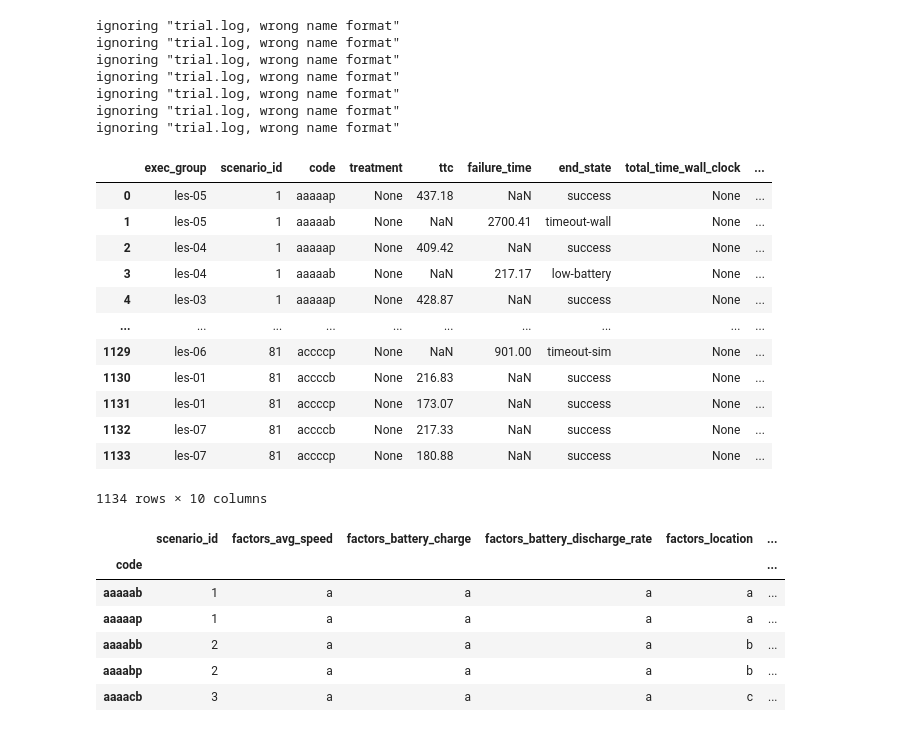
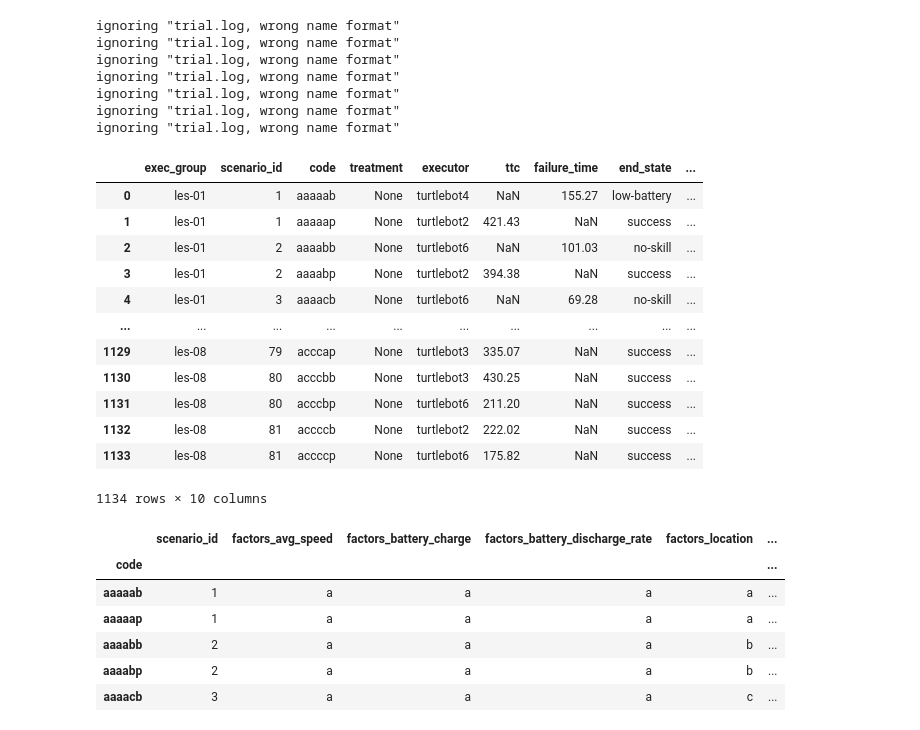
Before and after one commit to VicenteMoraes/hmrs_analysis, a Jupyter notebook: notebooks/Analysis.ipynb, the cells around one changed output. Saved outputs shown, nothing was run; the diff lists cells and outputs as text; code cells hidden in the pictures.

```diff
--- a/notebooks/Analysis.ipynb
+++ b/notebooks/Analysis.ipynb
@@ -32,24 +37,23 @@ ignoring "trial.log, wrong name format"
 ignoring "trial.log, wrong name format"
 ignoring "trial.log, wrong name format"
 # %%
-# sort and instantiate a dataframe
-trial_run_dicts.sort(key=lambda tr: tr['scenario_id'])
-trial_run_dicts
+trial_run_dicts.sort( key=lambda tr: tr['exec_group']+tr['code'])
+# trial_run_dicts
 
 trial_run_df = pd.DataFrame.from_records(trial_run_dicts)
 trial_run_df
 # %% [output]
-|  | exec_group | scenario_id | code | treatment | ttc | failure_time | end_state | total_time_wall_clock | ... |
-| 0 | les-05 | 1 | aaaaap | None | 437.18 | NaN | success | None | ... |
-| 1 | les-05 | 1 | aaaaab | None | NaN | 2700.41 | timeout-wall | None | ... |
-| 2 | les-04 | 1 | aaaaap | None | 409.42 | NaN | success | None | ... |
-| 3 | les-04 | 1 | aaaaab | None | NaN | 217.17 | low-battery | None | ... |
-| 4 | les-03 | 1 | aaaaap | None | 428.87 | NaN | success | None | ... |
+|  | exec_group | scenario_id | code | treatment | executor | ttc | failure_time | end_state | ... |
+| 0 | les-01 | 1 | aaaaab | None | turtlebot4 | NaN | 155.27 | low-battery | ... |
+| 1 | les-01 | 1 | aaaaap | None | turtlebot2 | 421.43 | NaN | success | ... |
+| 2 | les-01 | 2 | aaaabb | None | turtlebot6 | NaN | 101.03 | no-skill | ... |
+| 3 | les-01 | 2 | aaaabp | None | turtlebot2 | 394.38 | NaN | success | ... |
+| 4 | les-01 | 3 | aaaacb | None | turtlebot6 | NaN | 69.28 | no-skill | ... |
 | ... | ... | ... | ... | ... | ... | ... | ... | ... | ... |
-| 1129 | les-06 | 81 | accccp | None | NaN | 901.00 | timeout-sim | None | ... |
-| 1130 | les-01 | 81 | accccb | None | 216.83 | NaN | success | None | ... |
-| 1131 | les-01 | 81 | accccp | None | 173.07 | NaN | success | None | ... |
-| 1132 | les-07 | 81 | accccb | None | 217.33 | NaN | success | None | ... |
-| 1133 | les-07 | 81 | accccp | None | 180.88 | NaN | success | None | ... |
+| 1129 | les-08 | 79 | acccap | None | turtlebot3 | 335.07 | NaN | success | ... |
+| 1130 | les-08 | 80 | acccbb | None | turtlebot3 | 430.25 | NaN | success | ... |
+| 1131 | les-08 | 80 | acccbp | None | turtlebot6 | 211.20 | NaN | success | ... |
+| 1132 | les-08 | 81 | accccb | None | turtlebot2 | 222.02 | NaN | success | ... |
+| 1133 | les-08 | 81 | accccp | None | turtlebot6 | 175.82 | NaN | success | ... |
 1134 rows × 10 columns
 # %%
```
Also changed, not shown: parts of 12 cells of this notebook.
